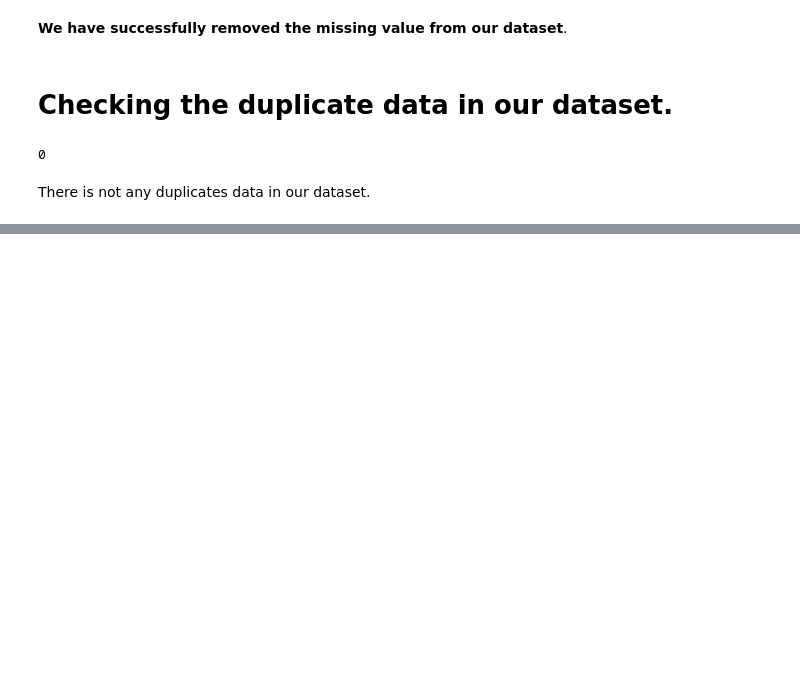
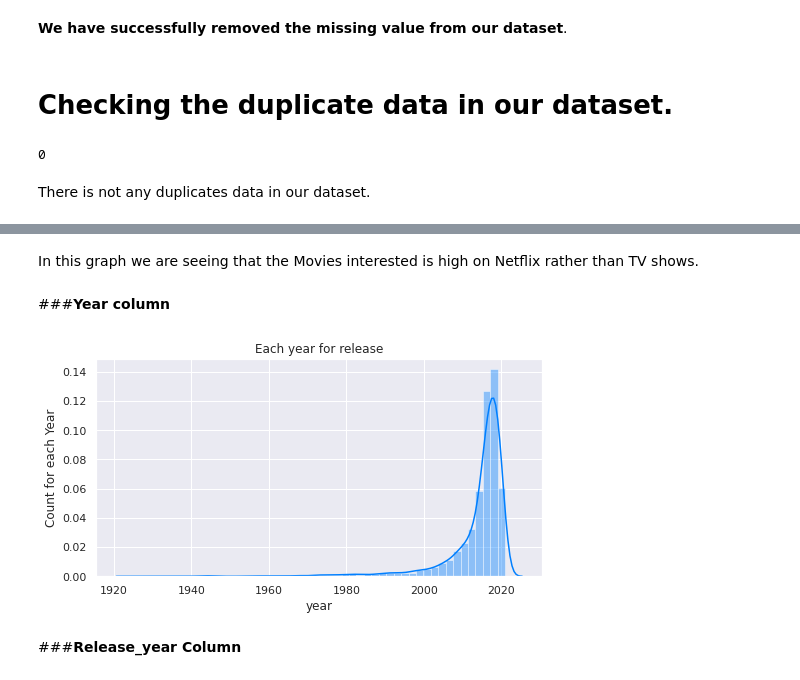
Before and after one commit to Vrishali04/Netflix_movies_and_tv_shows_clustering_capstone_project, a Jupyter notebook: Netflix_movies_and_tv_shows_clustering_capstone_project_final.ipynb, the cells around one changed output, grey strips where cells are left out. Drawn from its saved outputs; the diff is of its cells as text; code cells hidden in the pictures; blank space fills up the shorter version.

```diff
--- a/Netflix_movies_and_tv_shows_clustering_capstone_project_final.ipynb
+++ b/Netflix_movies_and_tv_shows_clustering_capstone_project_final.ipynb
@@ -347,0 +387,21 @@ There is not any duplicates data in our dataset.
+# %% [markdown]
+In this graph we are seeing that the Movies interested is high on Netflix rather than TV shows.
+# %% [markdown]
+###**Year column**
+# %%
+# Getting the year column analysis
+# Ploting Distribution plot for year
+plt.figure(figsize = (8, 4))
+
+sns.distplot(data['release_year'])
+
+plt.title('Each year for release')
+
+plt.xlabel('year')
+plt.ylabel('Count for each Year')
+
+plt.show()
+# %% [output]
+[figure, added]
+# %% [markdown]
+###**Release_year Column**
```
Also changed, not shown: parts of 8 cells of this notebook.
